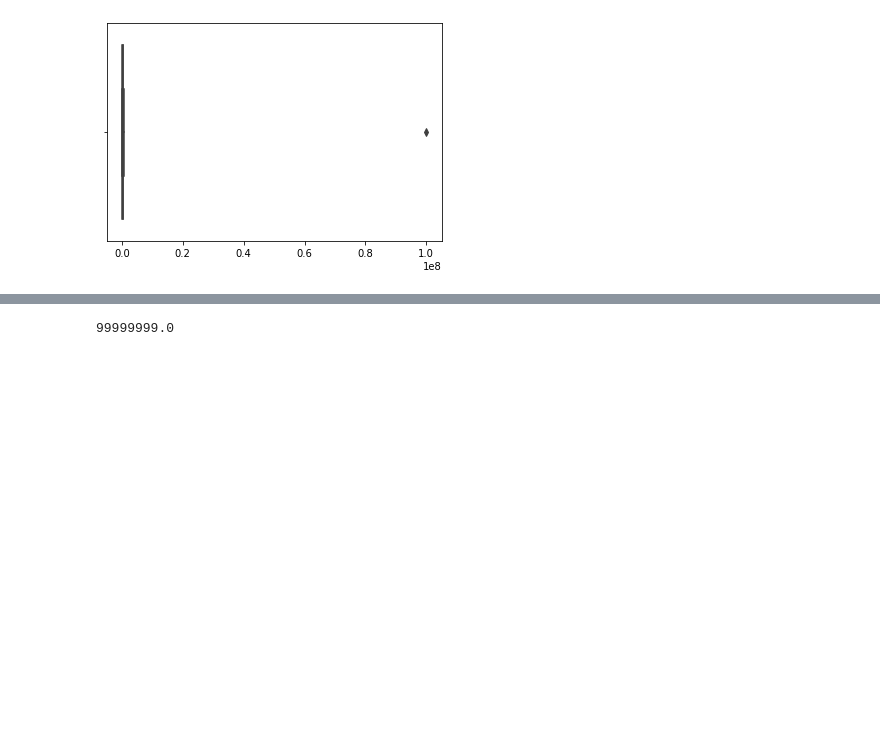
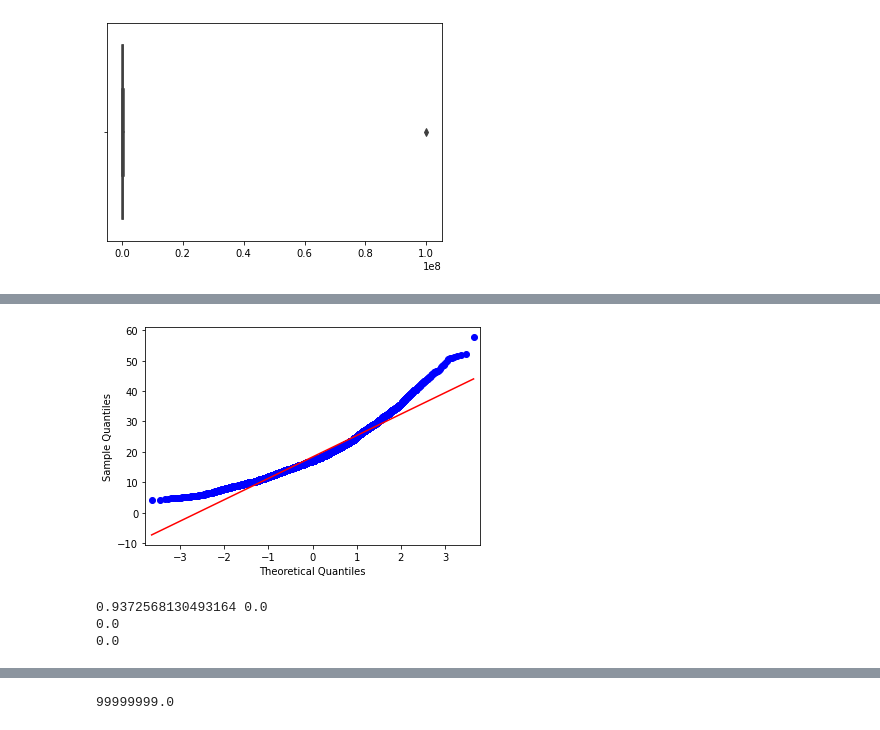
Before and after one commit to Arhio/GB-Python-Lib-Stage-2, a Jupyter notebook: Course_project/KuznetsovVV_solution.ipynb, the cells around one changed output, grey strips where cells are left out. Drawn from its saved outputs; the diff is of its cells as text; code cells hidden in the pictures; blank space fills up the shorter version.

```diff
--- a/Course_project/KuznetsovVV_solution.ipynb
+++ b/Course_project/KuznetsovVV_solution.ipynb
@@ -216,0 +231,22 @@ plt.show()
+# %%
+# q-q plot
+qqplot(yy, line='s')
+plt.show()
+# %% [output]
+[figure, added]
+# %%
+# Шапиро-Уилк
+c,p = shapiro(xx)
+print(c, p)
+
+#D’Agostino’s K2 test
+c,p = normaltest(xx)
+print(p)
+
+# Колмогоров-Смирнов
+c,p = kstest(xx, 'norm')
+print(p)
+# %% [output]
+0.9372568130493164 0.0
+0.0
+0.0
```
Also changed, not shown: parts of 14 cells of this notebook.
